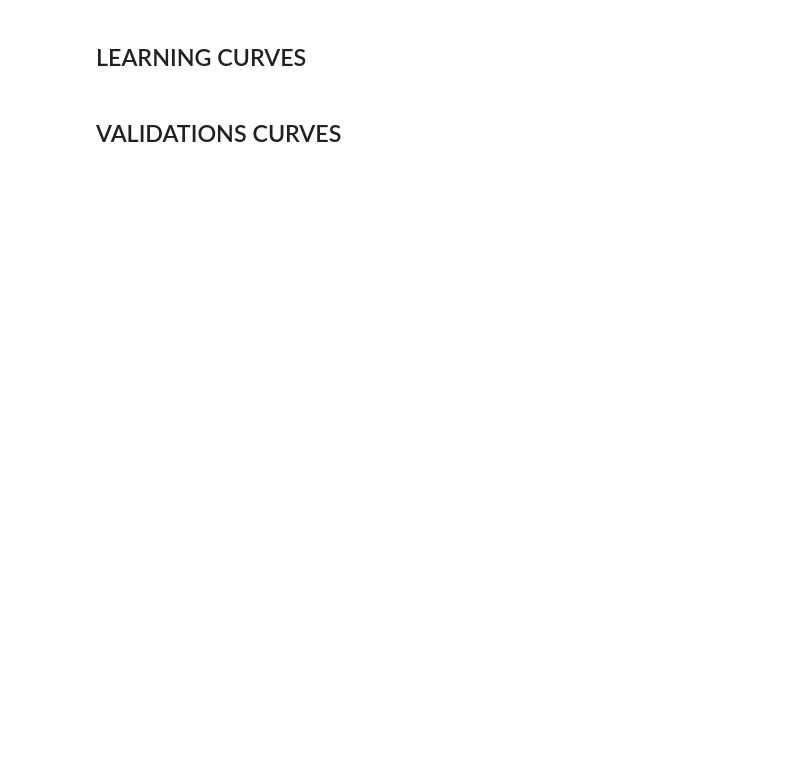
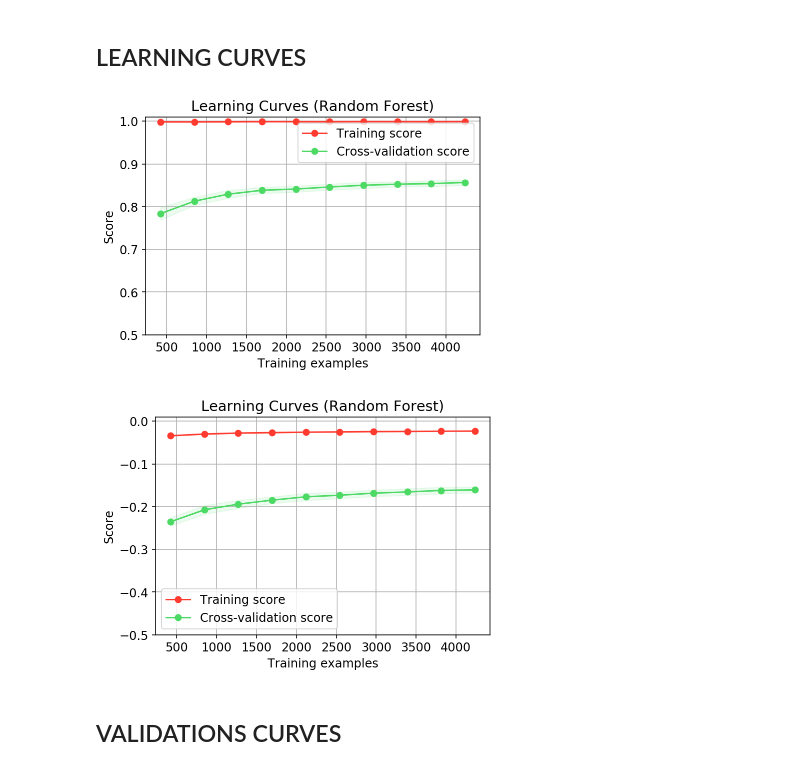
Before and after one commit to albertosm27/bloscml, a Jupyter notebook: notebooks/deliver/random_forest_analysis.ipynb, the cells around one changed output. Saved outputs shown, nothing was run; the diff lists cells and outputs as text; code cells hidden in the pictures; blank space fills up the shorter version.

```diff
--- a/notebooks/deliver/random_forest_analysis.ipynb
+++ b/notebooks/deliver/random_forest_analysis.ipynb
@@ -35,7 +40,7 @@ from scoring_functions import my_brier_scorer
 pd.options.display.float_format = '{:,.3f}'.format
 matplotlib.rcParams.update({'font.size': 12})
 # %%
-SCORES = [my_accuracy_scorer, my_brier_scorer]
+SCORES = [(my_accuracy_scorer, 0.5, 1.01), (my_brier_scorer, -0.5, 0.01)]
 IN_OPTIONS = ['IN_CR', 'IN_CS', 'IN_DS', 'is_Table', 'is_Columnar', 'is_Int', 'is_Float', 'is_String', 'Type_Size', 'Chunk_Size',
               'Mean', 'Median', 'Sd', 'Skew', 'Kurt', 'Min', 'Max', 'Q1', 'Q3', 'BLZ_CRate', 'BLZ_CSpeed', 'BLZ_DSpeed', 'LZ4_CRate',
               'LZ4_CSpeed', 'LZ4_DSpeed']
@@ -53,10 +58,13 @@ rfc = RandomForestClassifier(n_estimators=50, n_jobs=-1)
 ## LEARNING CURVES
 # %%
 title = "Learning Curves (Random Forest)"
-cv = ShuffleSplit(n_splits=20, test_size=0.1)
+cv = ShuffleSplit(n_splits=10, test_size=0.1)
 for score in SCORES:
-    plot_learning_curve(rfc, title, X, Y, scoring=score, ylim=(0, 1.01), cv=cv, n_jobs=-1,
+    mp.plot_learning_curve(rfc, title, X, Y, scoring=score[0], ylim=(score[1], score[2]), cv=cv, n_jobs=-1,
                        train_sizes=np.linspace(.1, 1.0, 10))
+# %% [output]
+[figure, added]
+[figure, added]
 # %% [markdown]
 ## VALIDATIONS CURVES
 # %%
```
Also changed, not shown: parts of 7 cells of this notebook, 5 other files.
